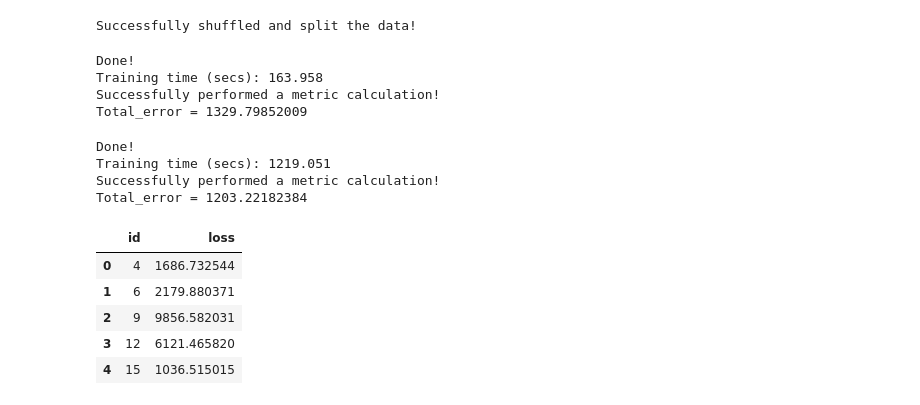
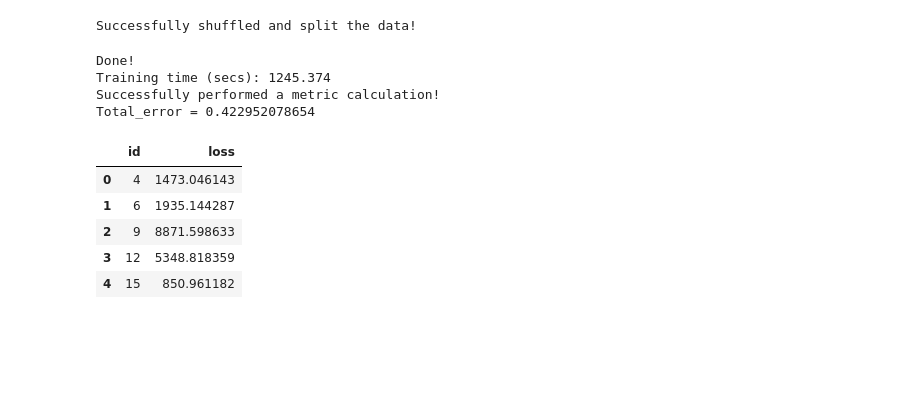
Before and after one commit to GregHacob/Kaggle-Competitions, a Jupyter notebook: Allstate Claims Severity/Allstate Claims Severity.ipynb, the cells around one changed output. Cells and saved outputs as stored; diff of their text form; code cells hidden in the pictures; blank space fills up the shorter version.

```diff
--- a/Allstate Claims Severity/Allstate Claims Severity.ipynb
+++ b/Allstate Claims Severity/Allstate Claims Severity.ipynb
@@ -100,6 +100,9 @@ def PreProcess(data):
             elif len(data[col].unique()) > 2:
                 col_data = pd.get_dummies(col_data, prefix=col)  # e.g. 'action_type' => 'action_type_Jump Shot',
                                                                  #'action_type_Driving Dunk Shot'
+        else:
+            if col != 'id':
+                col_data = np.log1p(col_data)
 
         outX = outX.join(col_data)  # collect column(s) in output dataframe
 
@@ -247,11 +251,6 @@ try:
     print "Total_error = {}".format(total_error)
 except:
     print "Something went wrong with fitting a model."
-# %% [output]
-Done!
-Training time (secs): 163.958
-Successfully performed a metric calculation!
-Total_error = 1329.79852009
 # %%
 import xgboost as xgb
 
@@ -260,7 +259,7 @@ def fit_XGBmodel(X,y):
     xgdmat = xgb.DMatrix(X.values, y.values) # Create our DMatrix to make XGBoost more efficient
 
     params = {'eta': 0.01, 'seed':0, 'subsample': 0.5, 'colsample_bytree': 0.5,
-             'objective': 'reg:linear', 'max_depth':6, 'min_child_weight':3}
+             'objective': 'reg:linear', 'min_child_weight':3}
 
     num_rounds = 1000
     bst = xgb.train(params, xgdmat, num_boost_round = num_rounds)
@@ -281,9 +280,9 @@ except:
     print "Something went wrong with fitting a model."
 # %% [output]
 Done!
-Training time (secs): 1219.051
+Training time (secs): 1245.374
 Successfully performed a metric calculation!
-Total_error = 1203.22182384
+Total_error = 0.422952078654
 # %%
 test_feature_cols = list(processed_claims_test_data.columns[1:])
 # %%
@@ -292,13 +291,13 @@ test_data_xgb = xgb.DMatrix(processed_claims_test_data[test_feature_cols].values
 pred = bst.predict(test_data_xgb)
 # %%
 # create a DataFrame of passenger IDs and testing set predictions
-pd.DataFrame({'id':processed_claims_test_data.id, 'loss':pred}).head()
+pd.DataFrame({'id':processed_claims_test_data.id, 'loss':np.expm1(pred)}).head()
 # %% [output]
 |  | id | loss |
-| 0 | 4 | 1686.732544 |
-| 1 | 6 | 2179.880371 |
-| 2 | 9 | 9856.582031 |
-| 3 | 12 | 6121.465820 |
-| 4 | 15 | 1036.515015 |
+| 0 | 4 | 1473.046143 |
+| 1 | 6 | 1935.144287 |
+| 2 | 9 | 8871.598633 |
+| 3 | 12 | 5348.818359 |
+| 4 | 15 | 850.961182 |
 # %%
 # write the DataFrame to a CSV file that can be submitted to Kaggle
```
Also changed, not shown: parts of 3 cells of this notebook, 1 other file.
